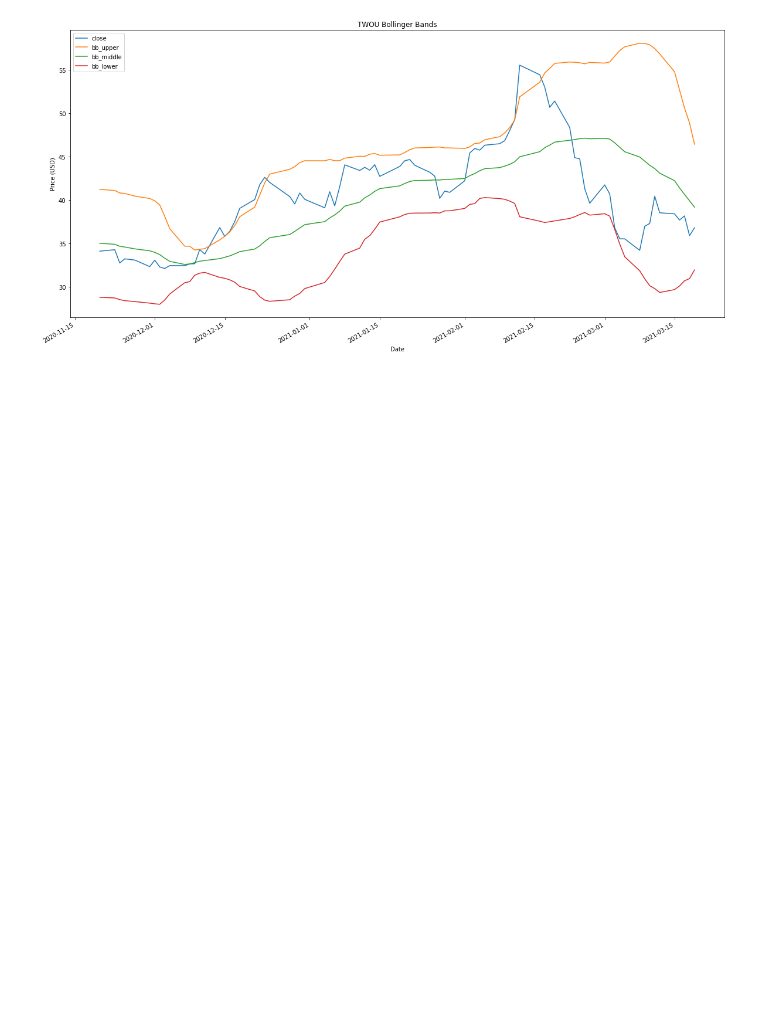
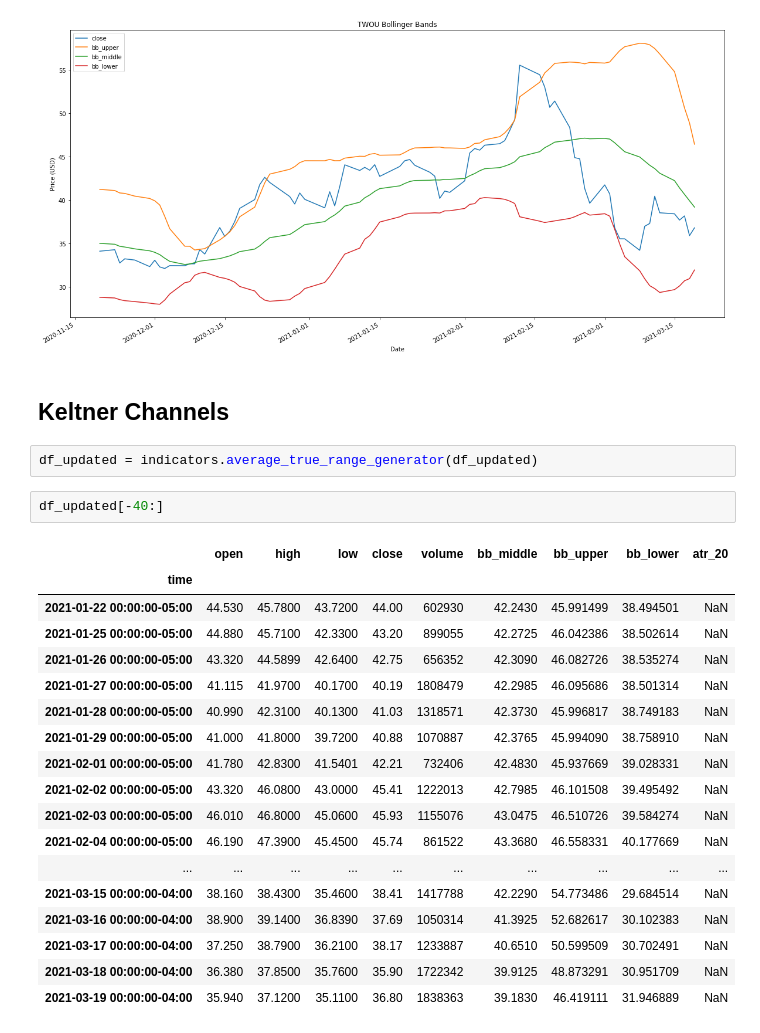
Before and after one commit to jonowens/bookish-fiesta, a Jupyter notebook: analyzer.ipynb, the cells around one changed output. Saved outputs shown, nothing was run; the diff lists cells and outputs as text; blank space fills up the shorter version.

Commit message:
Created average_true_range function in indicators.py.

```diff
--- a/analyzer.ipynb
+++ b/analyzer.ipynb
@@ -55,3 +55,28 @@ df_updated[['close', 'bb_upper', 'bb_middle', 'bb_lower']].plot(figsize=(20,10),
 # %% [output]
 <AxesSubplot:title={'center':'TWOU Bollinger Bands'}, xlabel='Date', ylabel='Price (USD)'>
 [figure]
+# %% [markdown]
+## Keltner Channels
+# %%
+df_updated = indicators.average_true_range_generator(df_updated)
+# %%
+df_updated[-40:]
+# %% [output]
+|  | open | high | low | close | volume | bb_middle | bb_upper | bb_lower | atr_20 |
+| time |  |  |  |  |  |  |  |  |  |
+| 2021-01-22 00:00:00-05:00 | 44.530 | 45.7800 | 43.7200 | 44.00 | 602930 | 42.2430 | 45.991499 | 38.494501 | NaN |
+| 2021-01-25 00:00:00-05:00 | 44.880 | 45.7100 | 42.3300 | 43.20 | 899055 | 42.2725 | 46.042386 | 38.502614 | NaN |
+| 2021-01-26 00:00:00-05:00 | 43.320 | 44.5899 | 42.6400 | 42.75 | 656352 | 42.3090 | 46.082726 | 38.535274 | NaN |
+| 2021-01-27 00:00:00-05:00 | 41.115 | 41.9700 | 40.1700 | 40.19 | 1808479 | 42.2985 | 46.095686 | 38.501314 | NaN |
+| 2021-01-28 00:00:00-05:00 | 40.990 | 42.3100 | 40.1300 | 41.03 | 1318571 | 42.3730 | 45.996817 | 38.749183 | NaN |
+| 2021-01-29 00:00:00-05:00 | 41.000 | 41.8000 | 39.7200 | 40.88 | 1070887 | 42.3765 | 45.994090 | 38.758910 | NaN |
+| 2021-02-01 00:00:00-05:00 | 41.780 | 42.8300 | 41.5401 | 42.21 | 732406 | 42.4830 | 45.937669 | 39.028331 | NaN |
+| 2021-02-02 00:00:00-05:00 | 43.320 | 46.0800 | 43.0000 | 45.41 | 1222013 | 42.7985 | 46.101508 | 39.495492 | NaN |
+| 2021-02-03 00:00:00-05:00 | 46.010 | 46.8000 | 45.0600 | 45.93 | 1155076 | 43.0475 | 46.510726 | 39.584274 | NaN |
+| 2021-02-04 00:00:00-05:00 | 46.190 | 47.3900 | 45.4500 | 45.74 | 861522 | 43.3680 | 46.558331 | 40.177669 | NaN |
+| ... | ... | ... | ... | ... | ... | ... | ... | ... | ... |
+| 2021-03-15 00:00:00-04:00 | 38.160 | 38.4300 | 35.4600 | 38.41 | 1417788 | 42.2290 | 54.773486 | 29.684514 | NaN |
+| 2021-03-16 00:00:00-04:00 | 38.900 | 39.1400 | 36.8390 | 37.69 | 1050314 | 41.3925 | 52.682617 | 30.102383 | NaN |
+| 2021-03-17 00:00:00-04:00 | 37.250 | 38.7900 | 36.2100 | 38.17 | 1233887 | 40.6510 | 50.599509 | 30.702491 | NaN |
+| 2021-03-18 00:00:00-04:00 | 36.380 | 37.8500 | 35.7600 | 35.90 | 1722342 | 39.9125 | 48.873291 | 30.951709 | NaN |
+| 2021-03-19 00:00:00-04:00 | 35.940 | 37.1200 | 35.1100 | 36.80 | 1838363 | 39.1830 | 46.419111 | 31.946889 | NaN |
```
Also changed, not shown: 2 other files.
